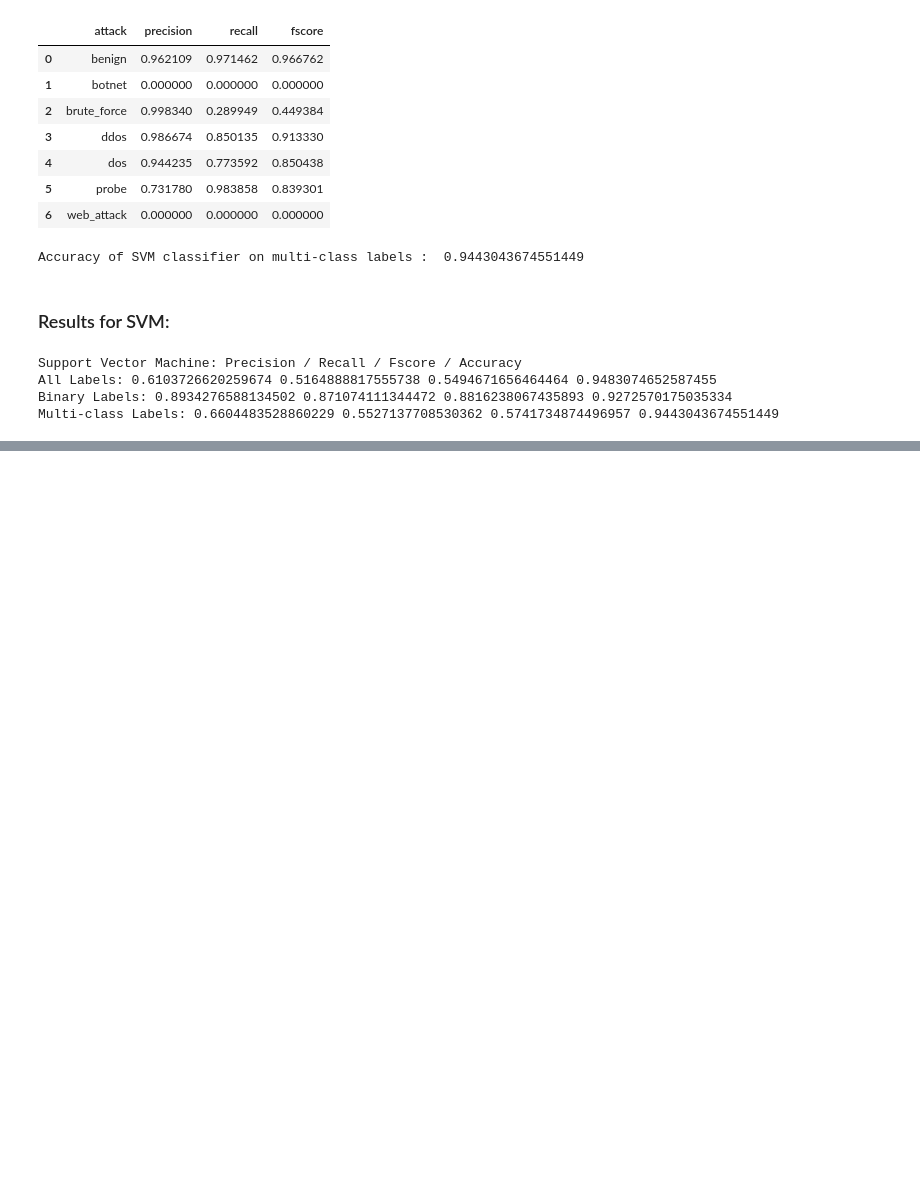
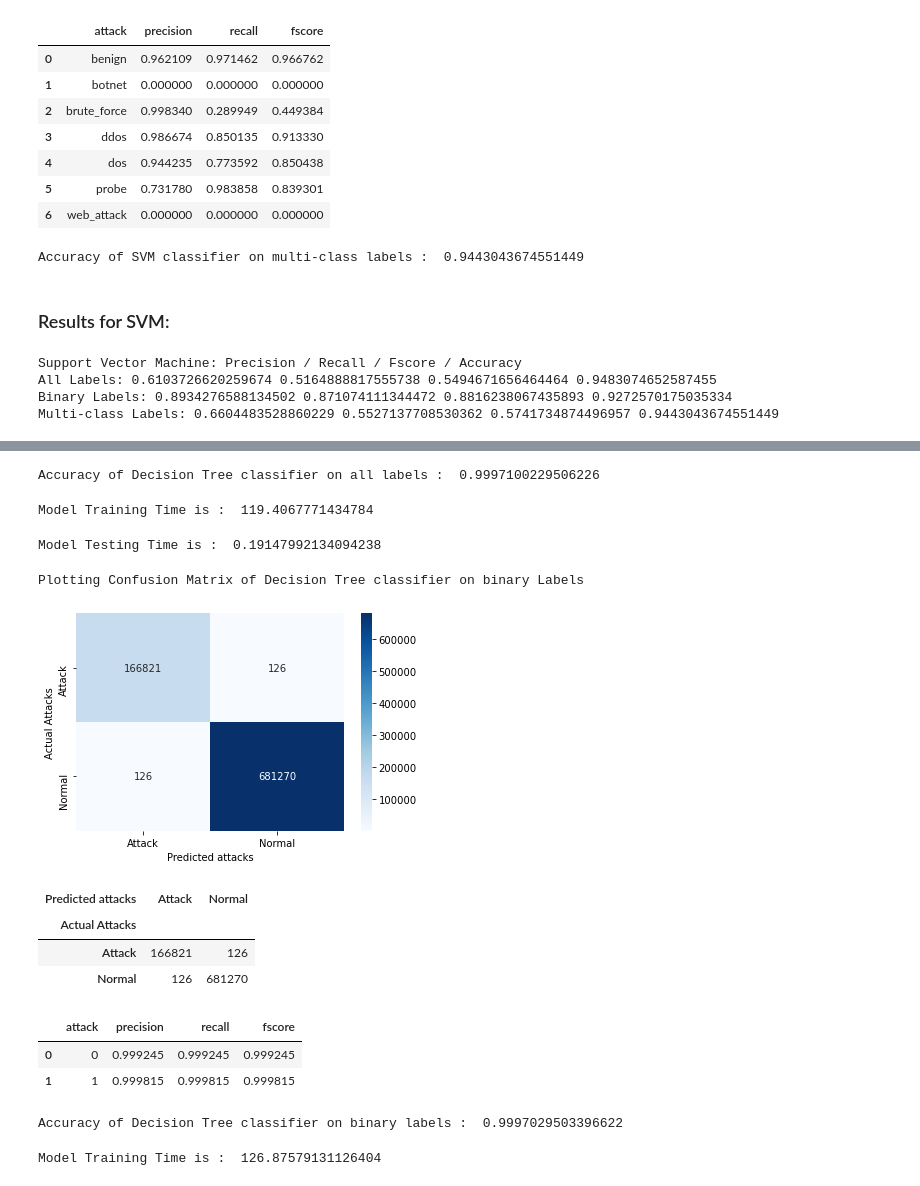
Before and after one commit to aditya7139/project_cse, a Jupyter notebook: codes/project_3.ipynb, the cells around one changed output, grey strips where cells are left out. Saved outputs shown, nothing was run; the diff lists cells and outputs as text; code cells hidden in the pictures; blank space fills up the shorter version.

```diff
--- a/codes/project_3.ipynb
+++ b/codes/project_3.ipynb
@@ -715,0 +797,8 @@ Multi-class Labels: 0.6604483528860229 0.5527137708530362 0.5741734874496957 0.9
+# %%
+# Average Accuracy,Precision,Recall,F1-score for Decision Tree classifier on all labels.
+
+precision_dt_1, recall_dt_1, fscore_dt_1, support = score(y_test.Label, y_predict, average='macro')
+accuracy_dt_1 = accuracy_score(y_test.Label, y_predict)
+print("Accuracy of Decision Tree classifier on all labels : ", accuracy_dt_1)
+# %% [output]
+Accuracy of Decision Tree classifier on all labels :  0.9997100229506226
@@ -715,0 +807,58 @@ Multi-class Labels: 0.6604483528860229 0.5527137708530362 0.5741734874496957 0.9
+# %%
+# fit the model
+
+start = time.time()
+classifier.fit(x_train, y_train.Attack)
+end = time.time()
+training_time = end - start
+
+print("Model Training Time is : ", training_time)
+# %% [output]
+Model Training Time is :  119.4067771434784
+# %%
+# predicting test results of Decision Tree classifier on binary labels.
+
+start = time.time()
+y_predict = classifier.predict(x_test)
+end = time.time()
+testing_time = end  - start
+
+print("Model Testing Time is : ", testing_time)
+# %% [output]
+Model Testing Time is :  0.19147992134094238
+# %%
+# Creating confusion matrix for Decision Tree classifier on binary labels.
+
+confusion_dt_2 = pd.crosstab(y_test.Attack, y_predict, rownames=['Actual Attacks'], colnames=['Predicted attacks'])
+
+print("Plotting Confusion Matrix of Decision Tree classifier on binary Labels ")
+
+sn.heatmap(confusion_dt_2, annot=True, cmap= 'Blues', fmt='d')
+plt.show()
+confusion_dt_2
+# %% [output]
+Plotting Confusion Matrix of Decision Tree classifier on binary Labels
+[figure, added]
+| Predicted attacks | Attack | Normal |
+| Actual Attacks |  |  |
+| Attack | 166821 | 126 |
+| Normal | 126 | 681270 |
+# %%
+# Precision,Recall,F1-score for Decision Tree classifier on binary labels.
+
+precision, recall, fscore, support = score(y_test.Attack, y_predict)
+d = {'attack': [0,1], 'precision': precision, 'recall' : recall, 'fscore': fscore}
+results = pd.DataFrame(data=d)
+results
+# %% [output]
+|  | attack | precision | recall | fscore |
+| 0 | 0 | 0.999245 | 0.999245 | 0.999245 |
+| 1 | 1 | 0.999815 | 0.999815 | 0.999815 |
+# %%
+# Average Accuracy,Precision,Recall,F1-score for Decision Tree classifier on binary labels.
+
+precision_dt_2, recall_dt_2, fscore_dt_2, n = score(y_test.Attack, y_predict, average='macro')
+accuracy_dt_2 = accuracy_score(y_test.Attack, y_predict)
+print("Accuracy of Decision Tree classifier on binary labels : ", accuracy_dt_2)
+# %% [output]
+Accuracy of Decision Tree classifier on binary labels :  0.9997029503396622
@@ -715,0 +867,11 @@ Multi-class Labels: 0.6604483528860229 0.5527137708530362 0.5741734874496957 0.9
+# %%
+# fit the model
+
+start = time.time()
+classifier.fit(x_train, y_train.Label_Category)
+end = time.time()
+training_time = end - start
+
+print("Model Training Time is : ", training_time)
+# %% [output]
+Model Training Time is :  126.87579131126404
```
Also changed, not shown: parts of 67 cells of this notebook, 14 other files.
